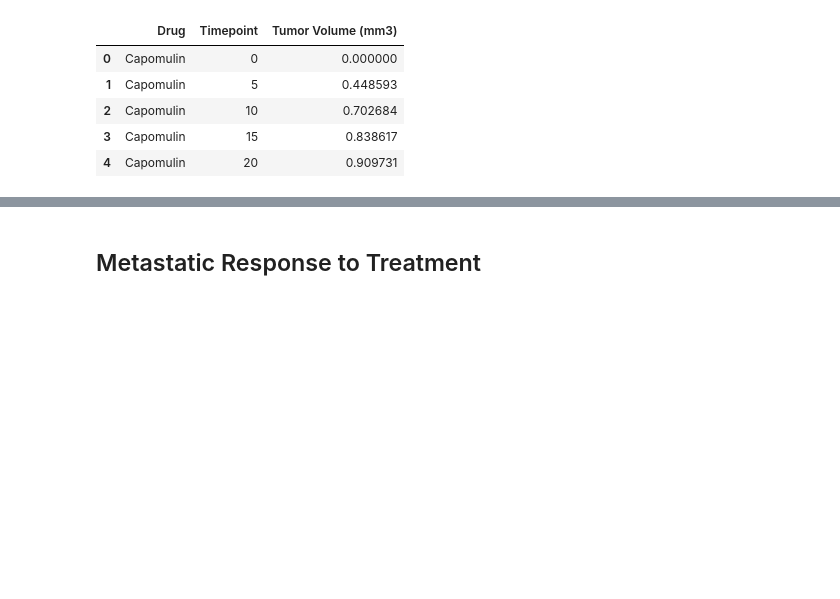
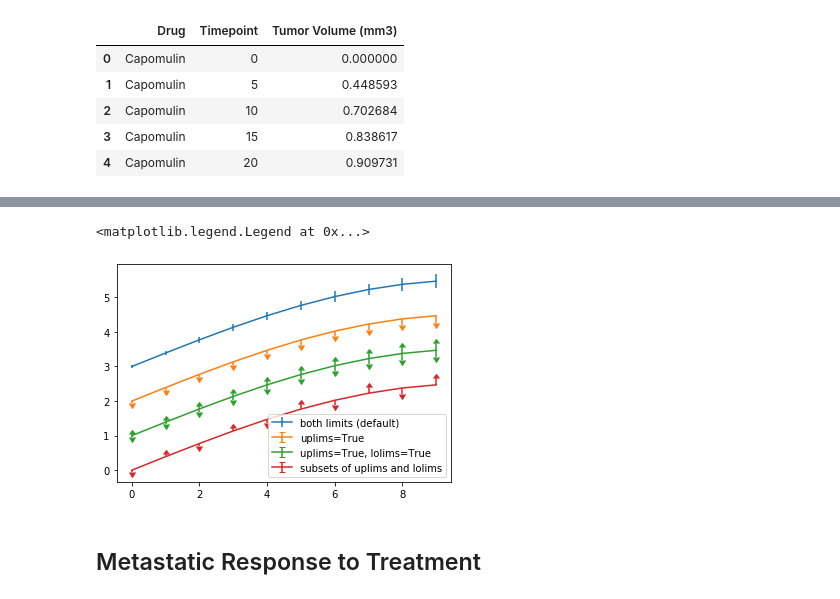
Before and after one commit to tasvora/homework, a Jupyter notebook: Week5_Matplotlib/Pymaceuticals/pymaceuticals_starter.ipynb, the cells around one changed output, grey strips where cells are left out. Saved outputs shown, nothing was run; the diff lists cells and outputs as text; code cells hidden in the pictures; blank space fills up the shorter version.

```diff
--- a/Week5_Matplotlib/Pymaceuticals/pymaceuticals_starter.ipynb
+++ b/Week5_Matplotlib/Pymaceuticals/pymaceuticals_starter.ipynb
@@ -125,3 +161,27 @@ plt.show()
+# %%
+fig = plt.figure()
+x = np.arange(10)
+y = 2.5 * np.sin(x / 20 * np.pi)
+yerr = np.linspace(0.05, 0.2, 10)
+
+plt.errorbar(x, y + 3, yerr=yerr, label='both limits (default)')
+
+#ax.errorbar(x_axis, means, yerr=sem, fmt="o")
+
+plt.errorbar(x, y + 2, yerr=yerr, uplims=True, label='uplims=True')
+
+plt.errorbar(x, y + 1, yerr=yerr, uplims=True, lolims=True,
+             label='uplims=True, lolims=True')
+
+upperlimits = [True, False] * 5
+lowerlimits = [False, True] * 5
+plt.errorbar(x, y, yerr=yerr, uplims=upperlimits, lolims=lowerlimits,
+             label='subsets of uplims and lolims')
+
+plt.legend(loc='lower right')
+# %% [output]
+<matplotlib.legend.Legend at 0x...>
+[figure, added]
 # %% [markdown]
 ## Metastatic Response to Treatment
 # %%
```
Also changed, not shown: parts of 8 cells of this notebook.
